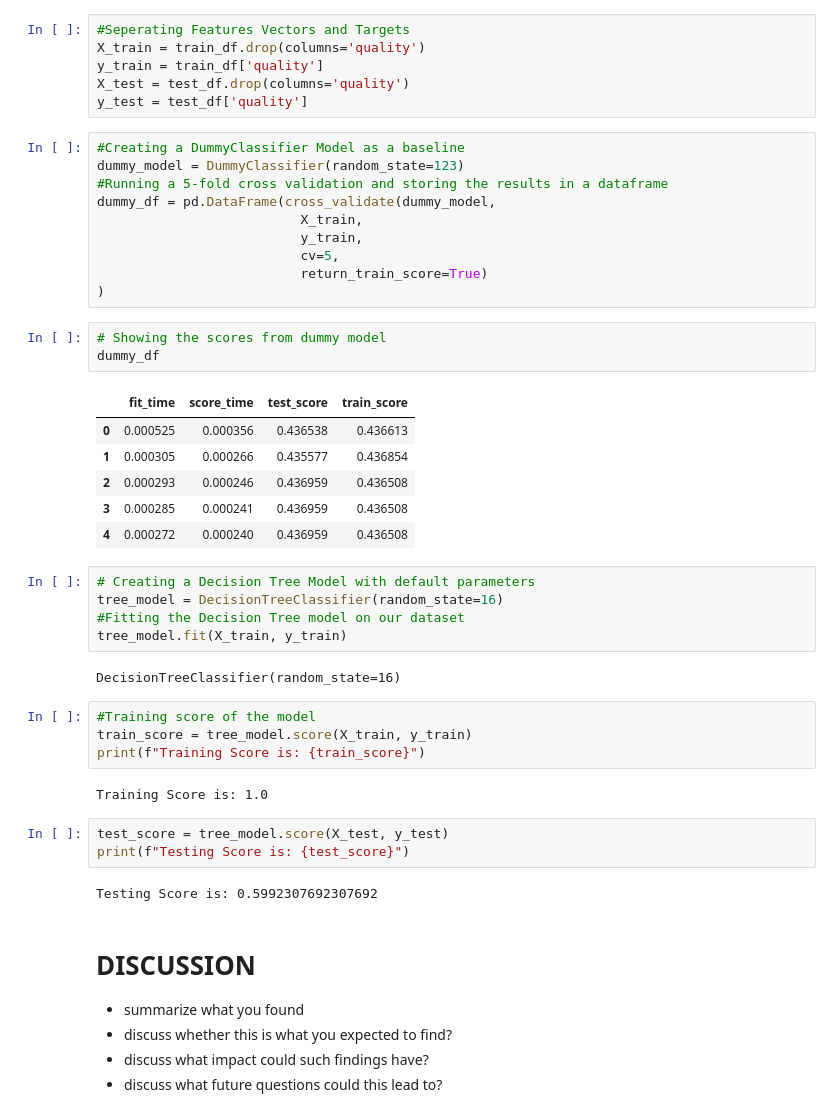
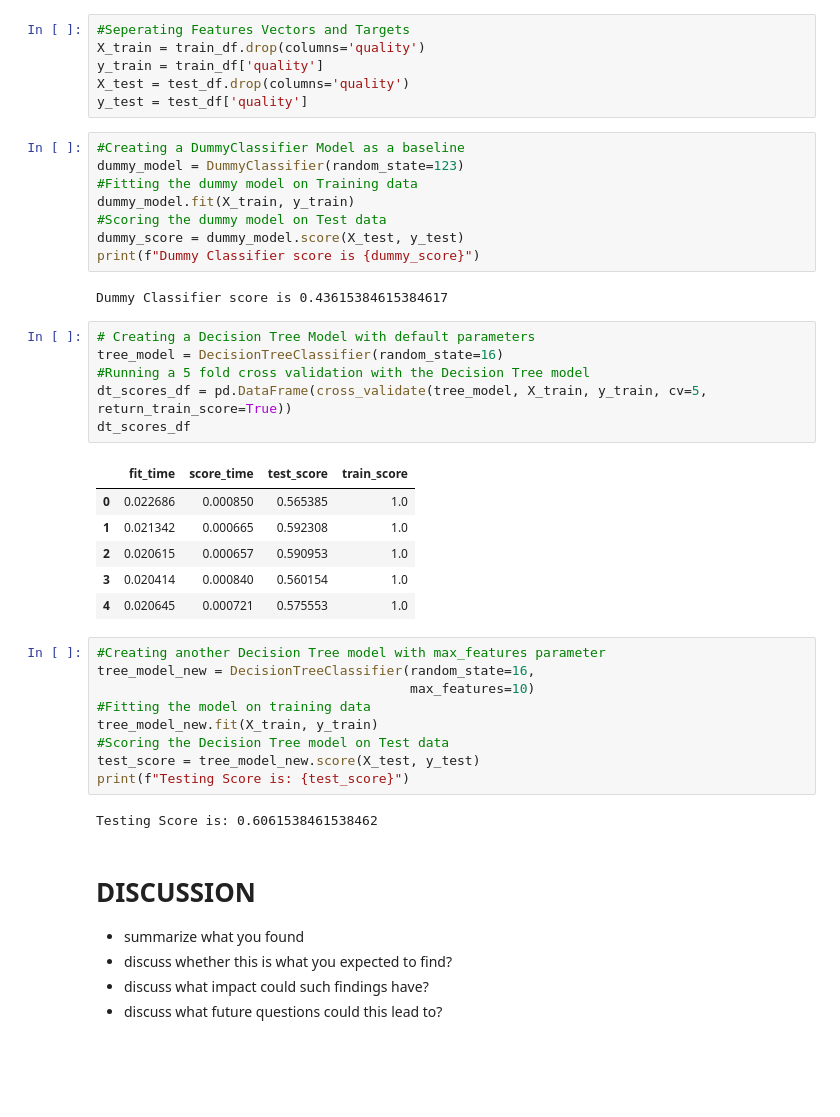
Before and after one commit to UBC-MDS/522-wine-quality-32, a Jupyter notebook: analysis.ipynb, the cells around one changed output. Saved outputs shown, nothing was run; the diff lists cells and outputs as text; blank space fills up the shorter version.

Commit message:
Removed cv on dummy classifier, and ran 5-fold cv on DT model

```diff
--- a/analysis.ipynb
+++ b/analysis.ipynb
@@ -115,44 +115,40 @@ X_train = train_df.drop(columns='quality')
 y_train = train_df['quality']
 X_test = test_df.drop(columns='quality')
 y_test = test_df['quality']
+# %%
+#Creating a DummyClassifier Model as a baseline
+dummy_model = DummyClassifier(random_state=123)
+#Fitting the dummy model on Training data
+dummy_model.fit(X_train, y_train)
+#Scoring the dummy model on Test data
+dummy_score = dummy_model.score(X_test, y_test)
+print(f"Dummy Classifier score is {dummy_score}")
+# %% [output]
+Dummy Classifier score is 0.43615384615384617
 # %%
-#Creating a DummyClassifier Model as a baseline
-dummy_model = DummyClassifier(random_state=123)
-#Running a 5-fold cross validation and storing the results in a dataframe
-dummy_df = pd.DataFrame(cross_validate(dummy_model,
-                          X_train,
-                          y_train,
-                          cv=5,
-                          return_train_score=True)
-)
+# Creating a Decision Tree Model with default parameters
+tree_model = DecisionTreeClassifier(random_state=16)
+#Running a 5 fold cross validation with the Decision Tree model
+dt_scores_df = pd.DataFrame(cross_validate(tree_model, X_train, y_train, cv=5, return_train_score=True))
+dt_scores_df
+# %% [output]
+|  | fit_time | score_time | test_score | train_score |
+| 0 | 0.022686 | 0.000850 | 0.565385 | 1.0 |
+| 1 | 0.021342 | 0.000665 | 0.592308 | 1.0 |
+| 2 | 0.020615 | 0.000657 | 0.590953 | 1.0 |
+| 3 | 0.020414 | 0.000840 | 0.560154 | 1.0 |
+| 4 | 0.020645 | 0.000721 | 0.575553 | 1.0 |
-# %%
-# Showing the scores from dummy model
-dummy_df
-# %% [output]
-|  | fit_time | score_time | test_score | train_score |
-| 0 | 0.000525 | 0.000356 | 0.436538 | 0.436613 |
-| 1 | 0.000305 | 0.000266 | 0.435577 | 0.436854 |
-| 2 | 0.000293 | 0.000246 | 0.436959 | 0.436508 |
-| 3 | 0.000285 | 0.000241 | 0.436959 | 0.436508 |
-| 4 | 0.000272 | 0.000240 | 0.436959 | 0.436508 |
-# %%
-# Creating a Decision Tree Model with default parameters
-tree_model = DecisionTreeClassifier(random_state=16)
-#Fitting the Decision Tree model on our dataset
-tree_model.fit(X_train, y_train)
-# %% [output]
-DecisionTreeClassifier(random_state=16)
-# %%
-#Training score of the model
-train_score = tree_model.score(X_train, y_train)
-print(f"Training Score is: {train_score}")
-# %% [output]
-Training Score is: 1.0
-# %%
-test_score = tree_model.score(X_test, y_test)
-print(f"Testing Score is: {test_score}")
-# %% [output]
-Testing Score is: 0.5992307692307692
+# %%
+#Creating another Decision Tree model with max_features parameter
+tree_model_new = DecisionTreeClassifier(random_state=16,
+                                        max_features=10)
+#Fitting the model on training data
+tree_model_new.fit(X_train, y_train)
+#Scoring the Decision Tree model on Test data
+test_score = tree_model_new.score(X_test, y_test)
+print(f"Testing Score is: {test_score}")
+# %% [output]
+Testing Score is: 0.6061538461538462
 # %% [markdown]
 # DISCUSSION
 - summarize what you found
```
